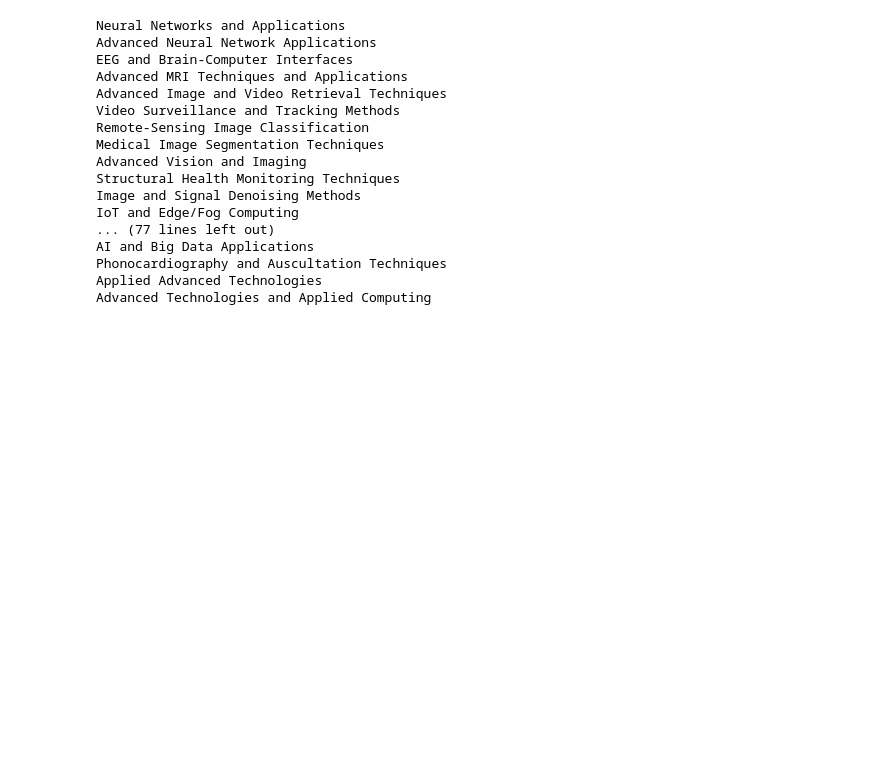
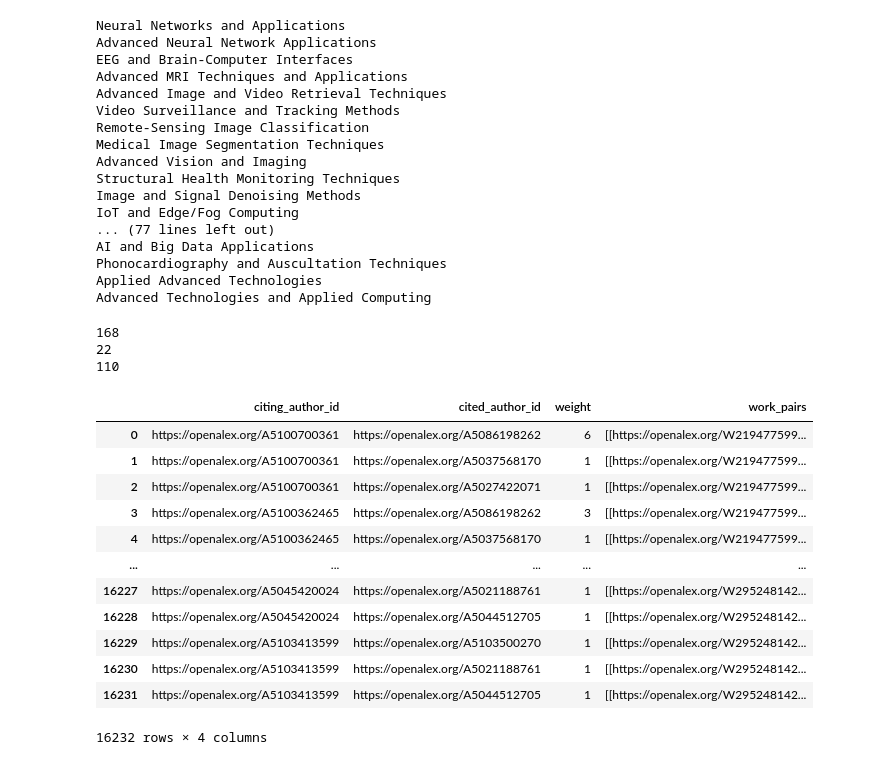
Before and after one commit to qtris123/PYMK, a Jupyter notebook: OpenAlex/explore.ipynb, the cells around one changed output. Saved outputs shown, nothing was run; the diff lists cells and outputs as text; code cells hidden in the pictures; blank space fills up the shorter version.

```diff
--- a/OpenAlex/explore.ipynb
+++ b/OpenAlex/explore.ipynb
@@ -357,0 +374,24 @@ Advanced Technologies and Applied Computing
+# %%
+print(len(train))
+print(len(test))
+print(len(val))
+# %% [output]
+168
+22
+110
+# %%
+citation_edges
+# %% [output]
+|  | citing_author_id | cited_author_id | weight | work_pairs |
+| 0 | https://openalex.org/A5100700361 | https://openalex.org/A5086198262 | 6 | [[https://openalex.org/W219477599... |
+| 1 | https://openalex.org/A5100700361 | https://openalex.org/A5037568170 | 1 | [[https://openalex.org/W219477599... |
+| 2 | https://openalex.org/A5100700361 | https://openalex.org/A5027422071 | 1 | [[https://openalex.org/W219477599... |
+| 3 | https://openalex.org/A5100362465 | https://openalex.org/A5086198262 | 3 | [[https://openalex.org/W219477599... |
+| 4 | https://openalex.org/A5100362465 | https://openalex.org/A5037568170 | 1 | [[https://openalex.org/W219477599... |
+| ... | ... | ... | ... | ... |
+| 16227 | https://openalex.org/A5045420024 | https://openalex.org/A5021188761 | 1 | [[https://openalex.org/W295248142... |
+| 16228 | https://openalex.org/A5045420024 | https://openalex.org/A5044512705 | 1 | [[https://openalex.org/W295248142... |
+| 16229 | https://openalex.org/A5103413599 | https://openalex.org/A5103500270 | 1 | [[https://openalex.org/W295248142... |
+| 16230 | https://openalex.org/A5103413599 | https://openalex.org/A5021188761 | 1 | [[https://openalex.org/W295248142... |
+| 16231 | https://openalex.org/A5103413599 | https://openalex.org/A5044512705 | 1 | [[https://openalex.org/W295248142... |
+16232 rows × 4 columns
```
Also changed, not shown: parts of 12 cells of this notebook, 19 other files.
